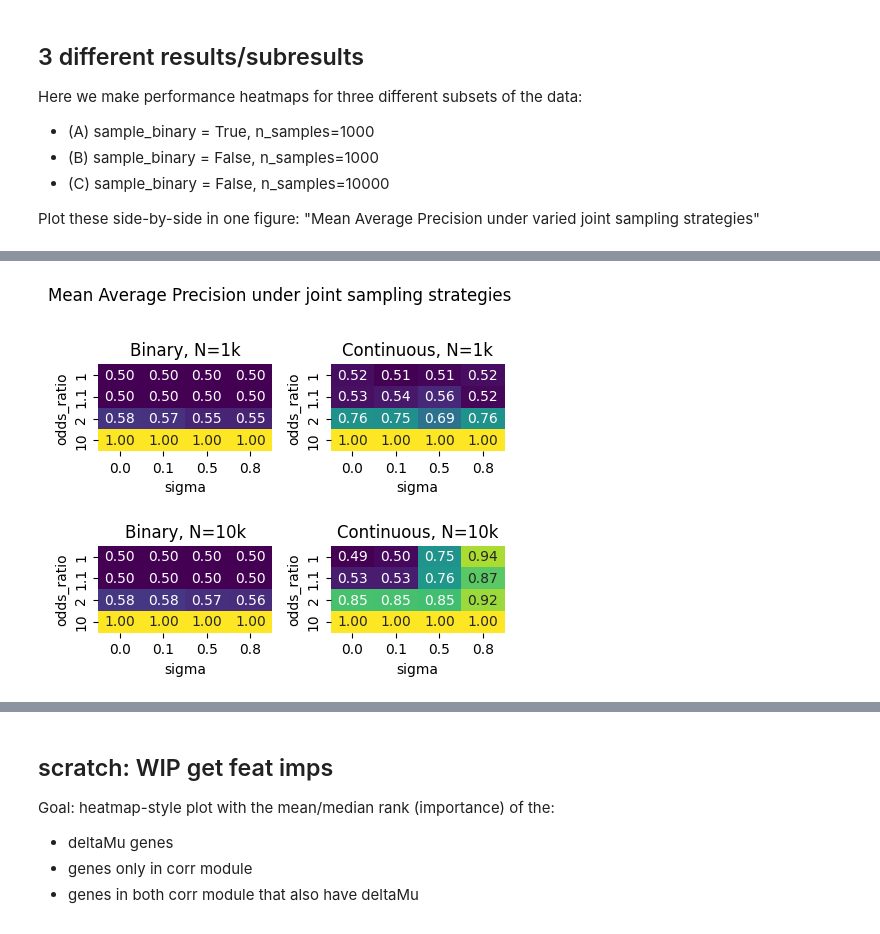
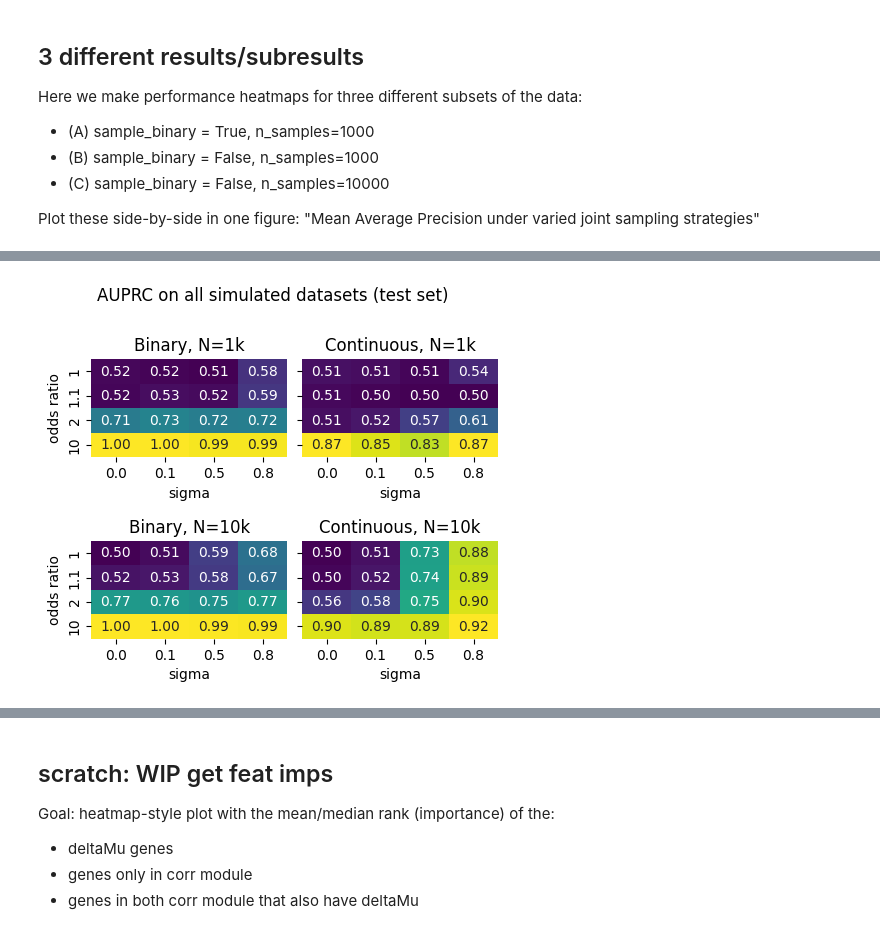
Before and after one commit to millergw/pnet, a Jupyter notebook: notebooks/get_2D_simulation_results.ipynb, the cells around one changed output, grey strips where cells are left out. Cells and saved outputs as stored; diff of their text form; code cells hidden in the pictures.

```diff
--- a/notebooks/get_2D_simulation_results.ipynb
+++ b/notebooks/get_2D_simulation_results.ipynb
@@ -42,6 +41,16 @@ GROUP_IDs = [
     "simulated_data_005", # (n_samples = 10k, binary, 3 seeds)
              ]
 
+# updated continuous correlation to covariance code (Sigma=R, no scaling by bernoulli assumption)
+SWEEP_IDs = [
+    "r09um8op", # (n_samples = 10k, continuous, 3 seeds)
+    "ftb6gc6n", # (n_samples = 1k, continuous, 3 seeds)
+    "4h5ez29w", # (n_samples = 10k, binary, 3 seeds)
+    "fxmjq8aq", # (n_samples = 1k, binary, 3 seeds)
+    "y4gam7wy", # 7 more seeds, n=10k
+    "4aawgqfu", # 7 more seeds, n=1k
+]
+
 # # Define directories for saving results
 FIGDIR = f"../figures/joint_simulation_results/"
 RESULTS_DIR = f"../results/joint_simulation_results/"
@@ -60,8 +69,12 @@ Use the WandB API to fetch runs and extract performance metrics grouped by `mode
 api = wandb.Api()
 # Collect runs from both sweeps
 all_records = []
-for group_id in GROUP_IDs:
-    runs = api.runs(f"{PROJECT_NAME}", filters={"group": group_id, "state": "finished"})
+# for group_id in GROUP_IDs:
+#     runs = api.runs(f"{PROJECT_NAME}", filters={"group": group_id, "state": "finished"})
+
+for sweep_id in SWEEP_IDs:
+    runs = api.runs(f"{PROJECT_NAME}", filters={"sweep": sweep_id, "state": "finished"})
+
     for run in runs:
         config = run.config
         summary = run.summary
@@ -102,20 +115,18 @@ df = df[df["model_type"] == "pnet"].reset_index(drop=True)
 # in "save_dir" column, replace "../../results/" with "/mnt/disks/gmiller_data1/pnet/results"
 df["save_dir"] = df["save_dir"].str.replace("../../results/", "/mnt/disks/gmiller_data1/pnet/results/", regex=False)
 
-# eval_set = "test"
-# df["feature_importances_path"] = df.apply(lambda row: os.path.join(row["save_dir"], f"{eval_set}_gene_feature_importances.csv"), axis=1)
-# df["gene_importances_path"] = df.apply(lambda row: os.path.join(row["save_dir"], f"{eval_set}_gene_importances.csv"), axis=1)
-
 # Add a unique group identifer column by joining together the unique identifiers: ["model_type", "n_features", "odds_ratio", "control_frequency", "sample_binary"]
 df["group_identifier"] = df.apply(
     lambda row: f"OR-{row['odds_ratio']}_sigma-{row['sigma']}_nSamples-{row['n_samples']}_sampleBinary-{row['sample_binary']}",
     axis=1)
 
-# Average over seeds
+# Create df_avg by averaging over runs with the same group identifiers
 df_avg = df.groupby(group_cols, as_index=False).mean()
+df_avg = df_avg.merge(df_counts, on=group_cols)
 
-# Merge counts into df_avg
-df_avg = df_avg.merge(df_counts, on=group_cols)
+# Create df_stdev by calculating the standard deviation over runs with the same group identifiers
+df_stdev = df.groupby(group_cols, as_index=False).std()
+df_stdev = df_stdev.merge(df_counts, on=group_cols)
 # %%
 df.shape
 # %% [output]
@@ -372,7 +205,5 @@ heatmap_no_counts(
 # %%
-# one 2x2 heatmap
-eval_set = "test"
-fig, axes = plt.subplots(2, 2, figsize=(figsize_tuple[0]*2, figsize_tuple[1]*2))
+# current best: one 2x2 heatmap
 def heatmap_no_counts(df, title, ax):
     precision = df.pivot(index="odds_ratio", columns="sigma", values=f"{eval_set}_avg_precision")
     sns.heatmap(
@@ -383,37 +214,43 @@ def heatmap_no_counts(df, title, ax):
     ax.set_yticklabels(get_smart_odds_ratio_labels(ax))
     ax.set_title(title)
     ax.set_xlabel("sigma")
-    ax.set_ylabel("odds_ratio")
+    ax.set_ylabel("odds ratio")
 
+eval_set = "test"
+fig, axes = plt.subplots(2, 2, figsize=(figsize_tuple[0]*2, figsize_tuple[1]*2))
 
 # Row 0: N = 1k
 heatmap_no_counts(
     df_avg[(df_avg["sample_binary"] == True) & (df_avg["n_samples"] == 1000)],
     "Binary, N=1k",
     ax=axes[0, 0]
 )
 
 heatmap_no_counts(
     df_avg[(df_avg["sample_binary"] == False) & (df_avg["n_samples"] == 1000)],
     "Continuous, N=1k",
     ax=axes[0, 1]
 )
 
 # Row 1: N = 10k
 heatmap_no_counts(
     df_avg[(df_avg["sample_binary"] == True) & (df_avg["n_samples"] == 10000)],
     "Binary, N=10k",
     ax=axes[1, 0]
 )
 
 heatmap_no_counts(
     df_avg[(df_avg["sample_binary"] == False) & (df_avg["n_samples"] == 10000)],
     "Continuous, N=10k",
     ax=axes[1, 1]
 )
+axes[0,1].set_ylabel("")
+axes[1,1].set_ylabel("")
+axes[0,1].set_yticklabels("")
+axes[1,1].set_yticklabels("")
 
-fig.suptitle("Mean Average Precision under joint sampling strategies")
+fig.suptitle(f"AUPRC on all simulated datasets ({eval_set} set)")
 plt.tight_layout()
 plt.show()
 # %% [output]
-[figure, old version]
+[figure, new version]
```
Also changed, not shown: parts of 22 cells of this notebook, 3 other files.
